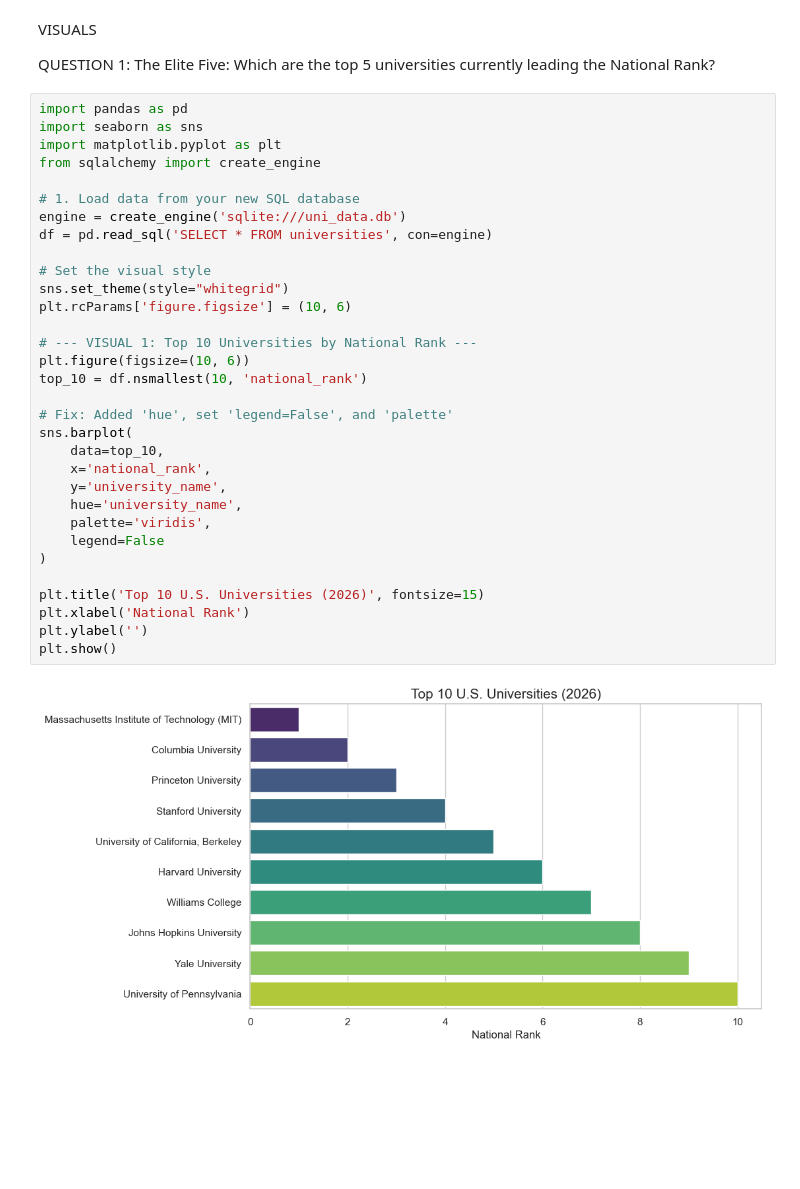
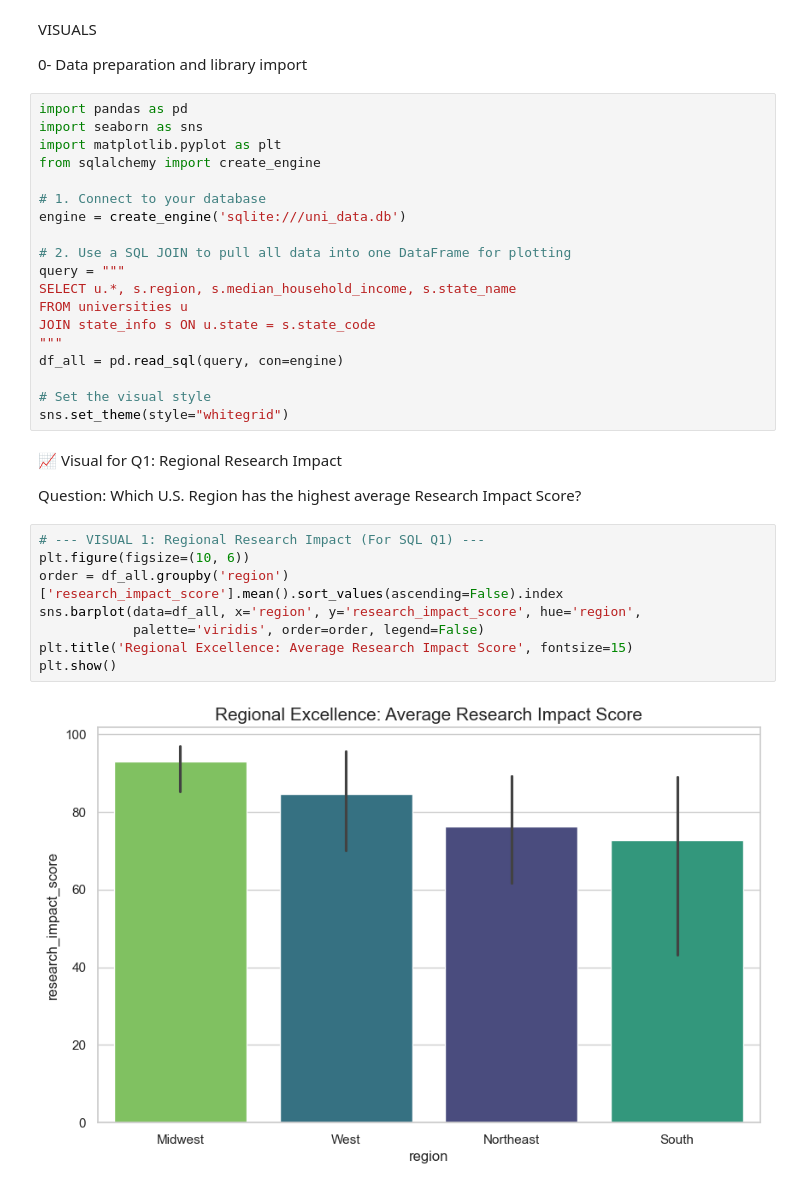
Before and after one commit to PabloXberg/PROJECT, a Jupyter notebook: visuals.ipynb, the cells around one changed output. Saved outputs shown, nothing was run; the diff lists cells and outputs as text; blank space fills up the shorter version.

```diff
--- a/visuals.ipynb
+++ b/visuals.ipynb
@@ -1,40 +1,38 @@
 # %% [markdown]
 VISUALS
 
-QUESTION 1:
-The Elite Five: Which are the top 5 universities currently leading the National Rank?
+0- Data preparation and library import
 # %%
 import pandas as pd
 import seaborn as sns
 import matplotlib.pyplot as plt
 from sqlalchemy import create_engine
 
-# 1. Load data from your new SQL database
+# 1. Connect to your database
 engine = create_engine('sqlite:///uni_data.db')
-df = pd.read_sql('SELECT * FROM universities', con=engine)
+
+# 2. Use a SQL JOIN to pull all data into one DataFrame for plotting
+query = """
+SELECT u.*, s.region, s.median_household_income, s.state_name
+FROM universities u
+JOIN state_info s ON u.state = s.state_code
+"""
+df_all = pd.read_sql(query, con=engine)
 
 # Set the visual style
 sns.set_theme(style="whitegrid")
-plt.rcParams['figure.figsize'] = (10, 6)
-
-# --- VISUAL 1: Top 10 Universities by National Rank ---
-plt.figure(figsize=(10, 6))
-top_10 = df.nsmallest(10, 'national_rank')
-
-# Fix: Added 'hue', set 'legend=False', and 'palette'
-sns.barplot(
-    data=top_10,
-    x='national_rank',
-    y='university_name',
-    hue='university_name',
-    palette='viridis',
-    legend=False
-)
-
-plt.title('Top 10 U.S. Universities (2026)', fontsize=15)
-plt.xlabel('National Rank')
-plt.ylabel('')
-plt.show()
-# %% [output]
-[figure, removed]
+# %% [markdown]
+📈 Visual for Q1: Regional Research Impact
+
+Question: Which U.S. Region has the highest average Research Impact Score?
+# %%
+# --- VISUAL 1: Regional Research Impact (For SQL Q1) ---
+plt.figure(figsize=(10, 6))
+order = df_all.groupby('region')['research_impact_score'].mean().sort_values(ascending=False).index
+sns.barplot(data=df_all, x='region', y='research_impact_score', hue='region',
+            palette='viridis', order=order, legend=False)
+plt.title('Regional Excellence: Average Research Impact Score', fontsize=15)
+plt.show()
+# %% [output]
+[figure, added]
 # %% [markdown]
```
Also changed, not shown: parts of 8 cells of this notebook, 6 other files.
